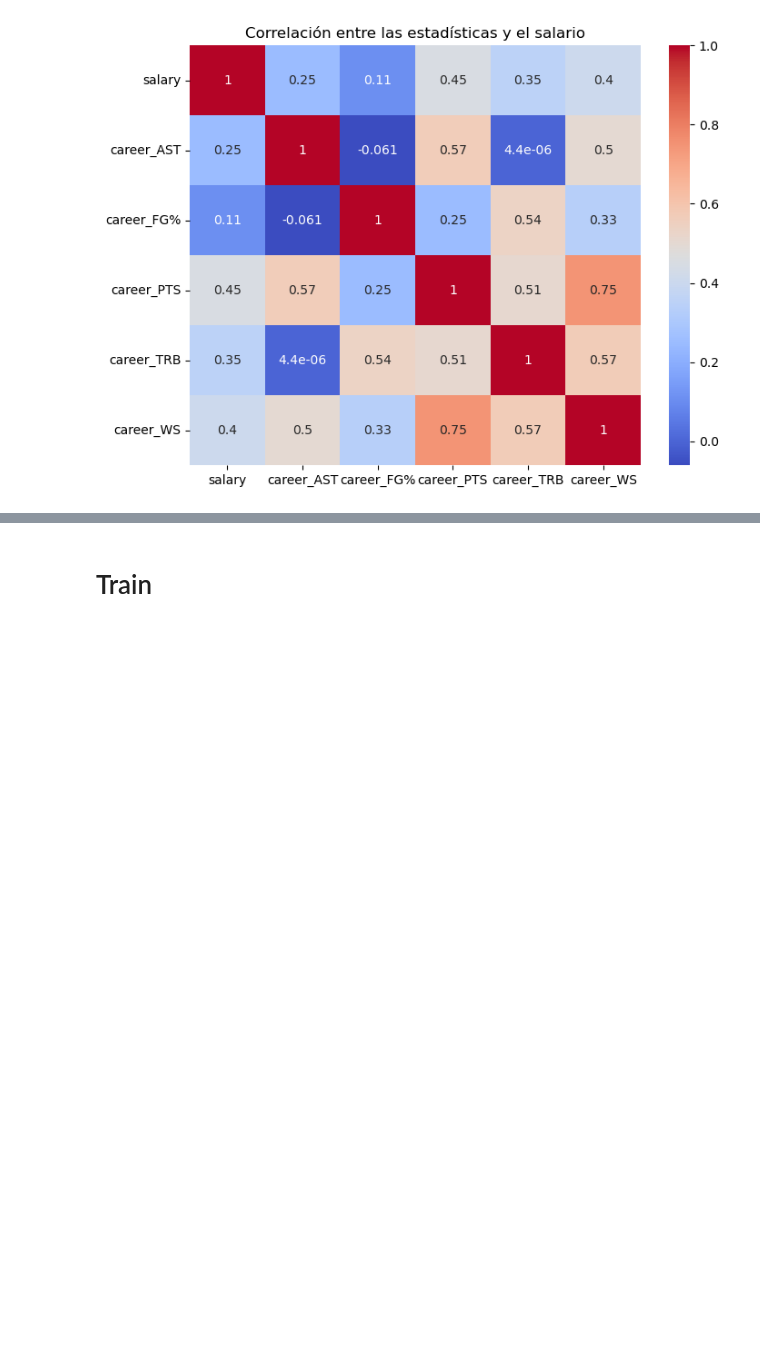
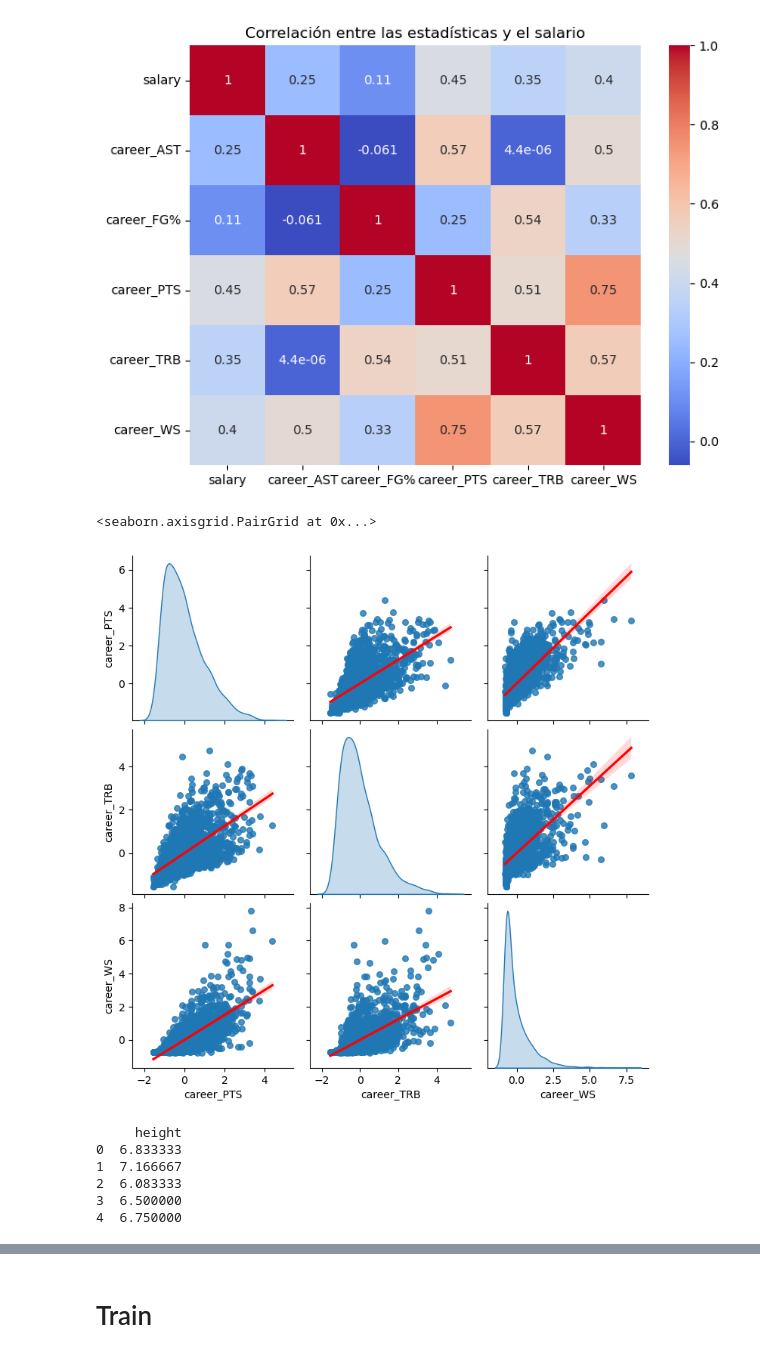
Before and after one commit to paezagustin/ML_2025, a Jupyter notebook: NBA_sueldos.ipynb, the cells around one changed output, grey strips where cells are left out. Saved outputs shown, nothing was run; the diff lists cells and outputs as text; code cells hidden in the pictures; blank space fills up the shorter version.

```diff
--- a/NBA_sueldos.ipynb
+++ b/NBA_sueldos.ipynb
@@ -59,3 +85,12 @@ Name: 2500, dtype: object
+# %%
+from sklearn.preprocessing import StandardScaler
+
+scaler = StandardScaler()
+
+
+#df_merged['career_PTS'] = scaler.fit_transform(df_merged[['career_PTS']])
+df_merged['career_TRB'] = scaler.fit_transform(df_merged[['career_TRB']])
+df_merged['career_WS'] = scaler.fit_transform(df_merged[['career_WS']])
 # %%
 import matplotlib.pyplot as plt
 import seaborn as sns
@@ -76,3 +112,29 @@ plt.title('Correlación entre las estadísticas y el salario')
 plt.show()
 # %% [output]
 [figure]
+# %%
+import seaborn as sns
+sns.pairplot(df_merged[['career_PTS', 'career_TRB','career_WS']], kind='reg',
+             plot_kws={'ci': 95, 'line_kws': {'color': 'red'}, 'scatter_kws': {'s': 30}},
+             diag_kind='kde')
+# %% [output]
+<seaborn.axisgrid.PairGrid at 0x...>
+[figure, added]
+# %%
+# Crear una función para convertir 'pies-pulgadas' a pies decimales
+def convertir_a_pies_decimal(altura_str):
+    pies, pulgadas = map(int, altura_str.split('-'))
+    return pies + pulgadas / 12
+
+# Aplicar la conversión a la columna 'height'
+df_merged['height'] = df_merged['height'].apply(convertir_a_pies_decimal)
+
+# Verifica que la conversión se haya realizado correctamente
+print(df_merged[['height']].head())
+# %% [output]
+     height
+0  6.833333
+1  7.166667
+2  6.083333
+3  6.500000
+4  6.750000
```
Also changed, not shown: parts of 7 cells of this notebook, 2 other files.
